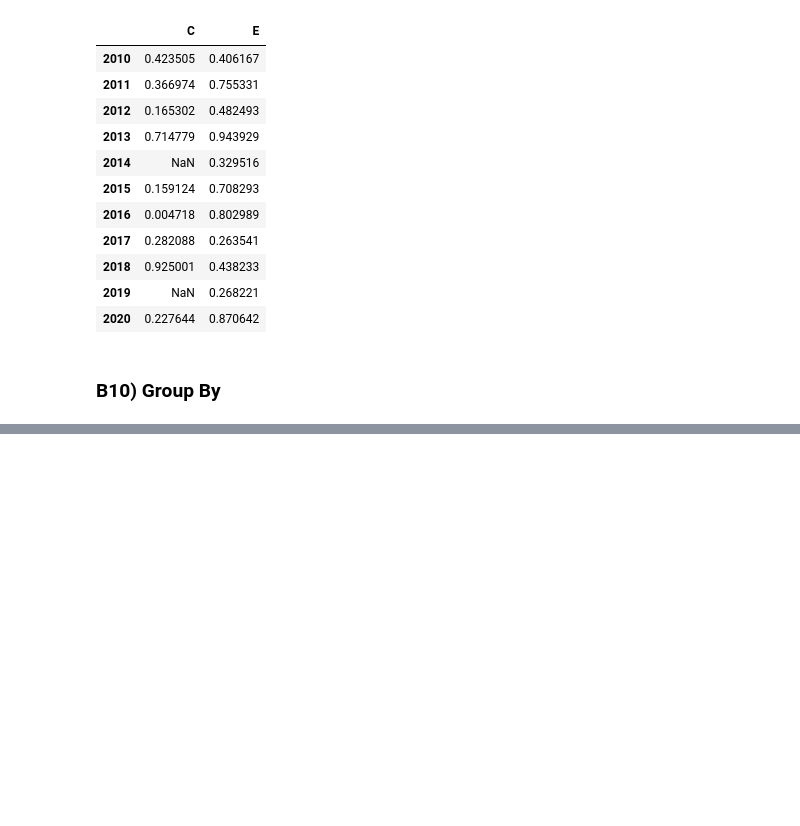
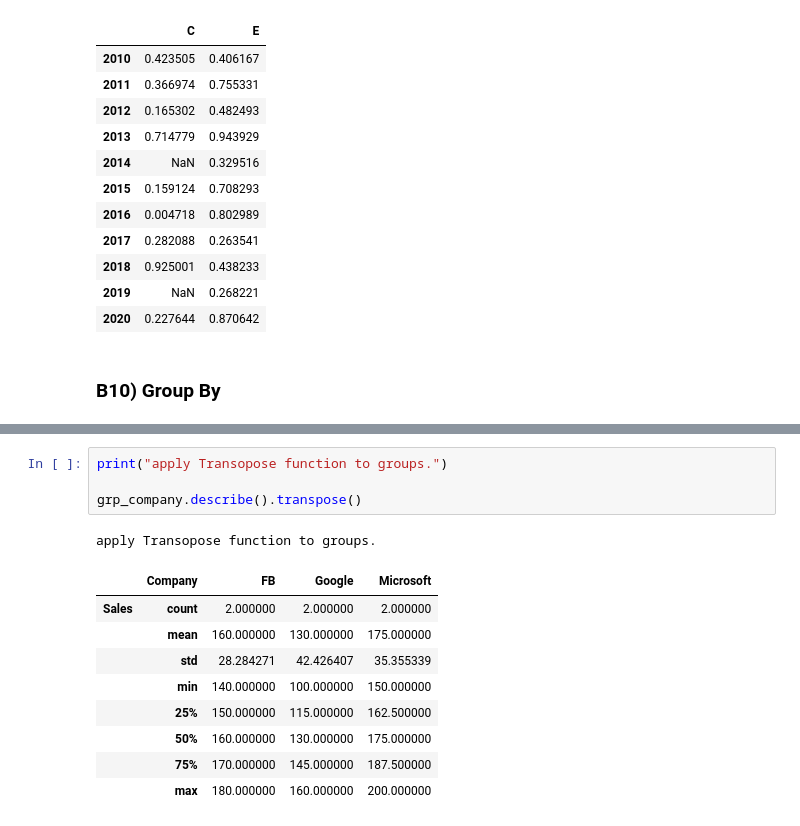
Before and after one commit to surendra-arivappagari/1.DataScience_MachineLearning_with_Python, a Jupyter notebook: 3.Pandas/Pandas.ipynb, the cells around one changed output, grey strips where cells are left out. Saved outputs shown, nothing was run; the diff lists cells and outputs as text; blank space fills up the shorter version.

```diff
--- a/3.Pandas/Pandas.ipynb
+++ b/3.Pandas/Pandas.ipynb
@@ -1204,0 +1247,15 @@ Ex7:Thresh() will keep all columns atleast 6 Non-Na values. If we have proper 6
+# %%
+print("apply Transopose function to groups.")
+
+grp_company.describe().transpose()
+# %% [output]
+apply Transopose function to groups.
+|  | Company | FB | Google | Microsoft |
+| Sales | count | 2.000000 | 2.000000 | 2.000000 |
+|  | mean | 160.000000 | 130.000000 | 175.000000 |
+|  | std | 28.284271 | 42.426407 | 35.355339 |
+|  | min | 140.000000 | 100.000000 | 150.000000 |
+|  | 25% | 150.000000 | 115.000000 | 162.500000 |
+|  | 50% | 160.000000 | 130.000000 | 175.000000 |
+|  | 75% | 170.000000 | 145.000000 | 187.500000 |
+|  | max | 180.000000 | 160.000000 | 200.000000 |
```
Also changed, not shown: parts of 4 cells of this notebook.
